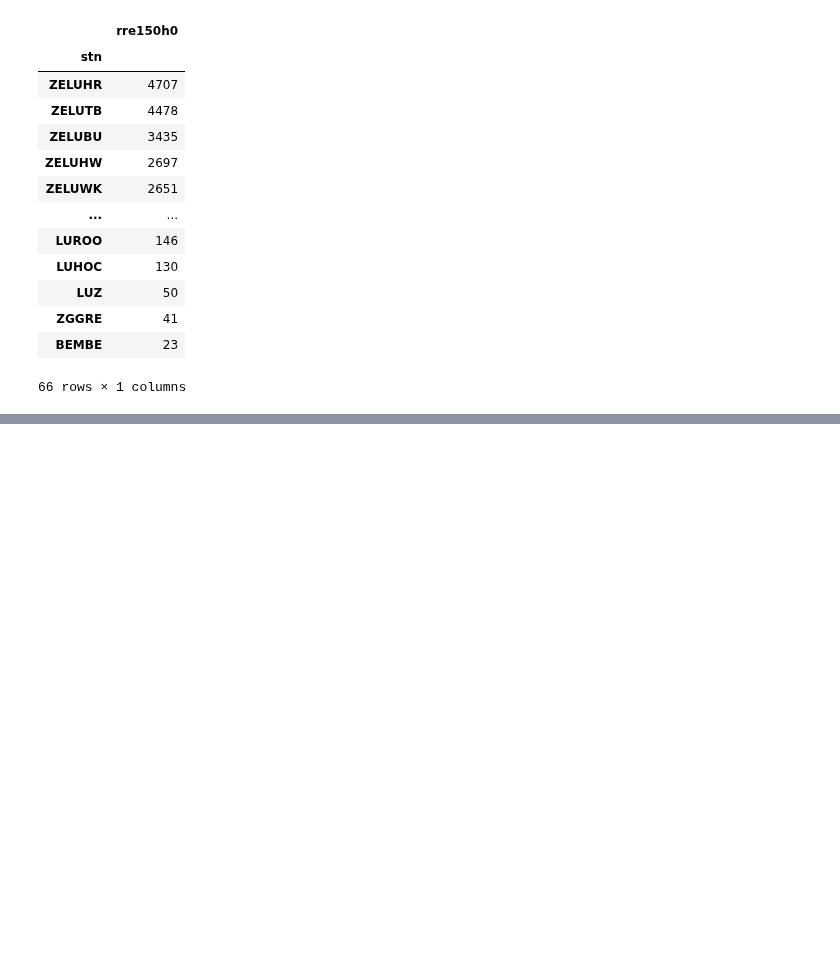
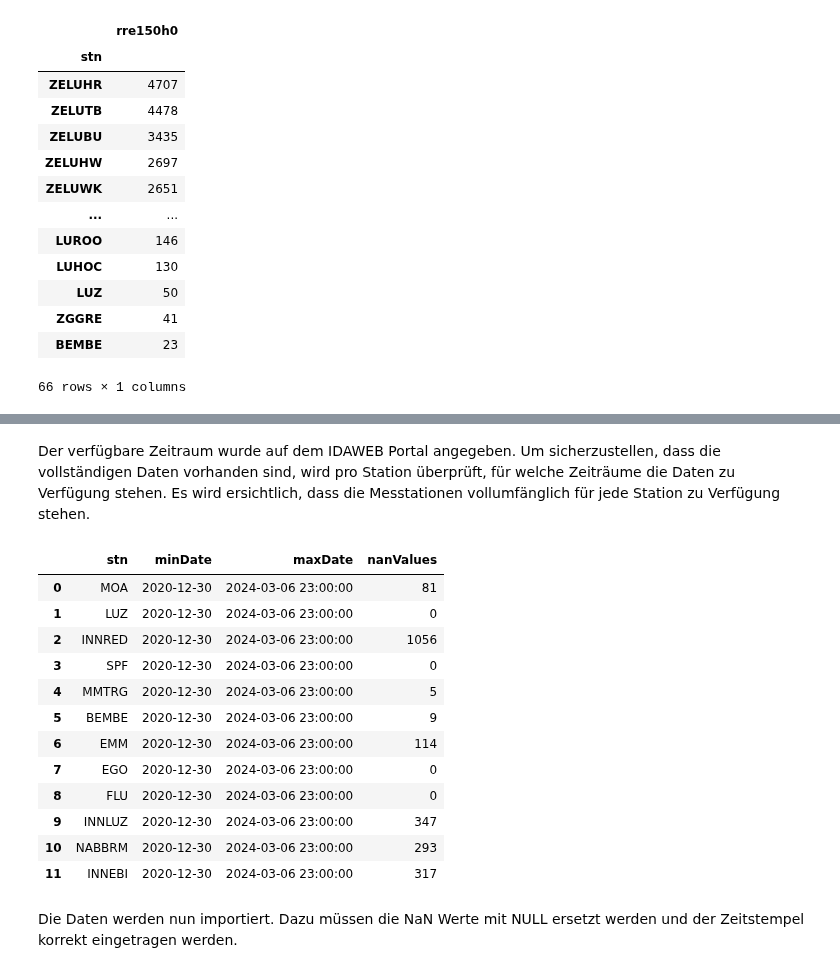
Before and after one commit to 7Horizon/BINA-CaseStudy, a Jupyter notebook: bina_dataimport.ipynb, the cells around one changed output, grey strips where cells are left out. Drawn from its saved outputs; the diff is of its cells as text; code cells hidden in the pictures; blank space fills up the shorter version.

```diff
--- a/bina_dataimport.ipynb
+++ b/bina_dataimport.ipynb
@@ -978,0 +1014,16 @@ memory usage: 872.2+ KB
+# %%
+stnNames = meteo_df['stn'].unique().tolist()
+df_dict = {stn: meteo_df[meteo_df['stn'] == stn] for stn in stnNames}
+d = {'stn': [], 'minDate': [], 'maxDate': [], 'nanValues': []}
+df = pd.DataFrame(data=d)
+
+for key in df_dict:
+    tmp_df = pd.DataFrame.from_dict(df_dict[key])
+    tmp_df['time'] = pd.to_datetime(tmp_df['time'], format='%Y%m%d%H')
+    minDate = tmp_df['time'].min()
+    maxDate = tmp_df['time'].max()
+    nanValues = tmp_df['rre150h0'].isna().sum()
+    df.loc[len(df.index)] = [key, minDate, maxDate, nanValues]
+
+df.sort_values(by='maxDate', ascending=True, inplace=True)
+df.head(80)
@@ -999 +1116,35 @@ OperationalError: no such column: nan
+# %% [markdown]
+Der verfügbare Zeitraum wurde auf dem IDAWEB Portal angegeben. Um sicherzustellen, dass die vollständigen Daten vorhanden sind, wird pro Station überprüft, für welche Zeiträume die Daten zu Verfügung stehen. Es wird ersichtlich, dass die Messtationen vollumfänglich für jede Station zu Verfügung stehen.
+# %%
+stnNames = meteo_df['stn'].unique().tolist()
+df_dict = {stn: meteo_df[meteo_df['stn'] == stn] for stn in stnNames}
+d = {'stn': [], 'minDate': [], 'maxDate': [], 'nanValues': []}
+df = pd.DataFrame(data=d)
+
+for key in df_dict:
+    tmp_df = pd.DataFrame.from_dict(df_dict[key])
+    tmp_df['time'] = pd.to_datetime(tmp_df['time'], format='%Y%m%d%H')
+    minDate = tmp_df['time'].min()
+    maxDate = tmp_df['time'].max()
+    nanValues = tmp_df['tre200h0'].isna().sum()
+    df.loc[len(df.index)] = [key, minDate, maxDate, nanValues]
+
+df.sort_values(by='maxDate', ascending=True, inplace=True)
+df.head(80)
+# %% [output]
+|  | stn | minDate | maxDate | nanValues |
+| 0 | MOA | 2020-12-30 | 2024-03-06 23:00:00 | 81 |
+| 1 | LUZ | 2020-12-30 | 2024-03-06 23:00:00 | 0 |
+| 2 | INNRED | 2020-12-30 | 2024-03-06 23:00:00 | 1056 |
+| 3 | SPF | 2020-12-30 | 2024-03-06 23:00:00 | 0 |
+| 4 | MMTRG | 2020-12-30 | 2024-03-06 23:00:00 | 5 |
+| 5 | BEMBE | 2020-12-30 | 2024-03-06 23:00:00 | 9 |
+| 6 | EMM | 2020-12-30 | 2024-03-06 23:00:00 | 114 |
+| 7 | EGO | 2020-12-30 | 2024-03-06 23:00:00 | 0 |
+| 8 | FLU | 2020-12-30 | 2024-03-06 23:00:00 | 0 |
+| 9 | INNLUZ | 2020-12-30 | 2024-03-06 23:00:00 | 347 |
+| 10 | NABBRM | 2020-12-30 | 2024-03-06 23:00:00 | 293 |
+| 11 | INNEBI | 2020-12-30 | 2024-03-06 23:00:00 | 317 |
+# %% [markdown]
+Die Daten werden nun importiert. Dazu müssen die NaN Werte mit NULL ersetzt werden und der Zeitstempel korrekt eingetragen werden.
 # %%
```
Also changed, not shown: parts of 26 cells of this notebook.
